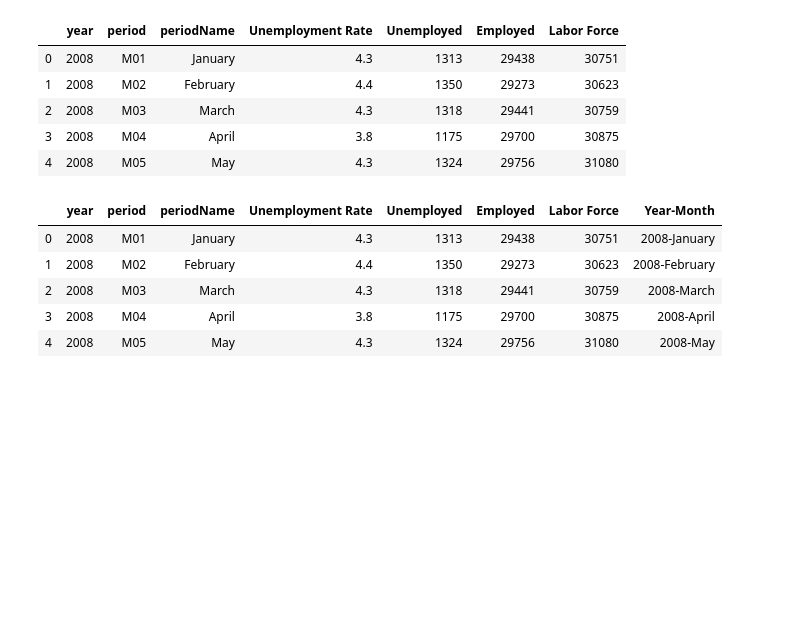
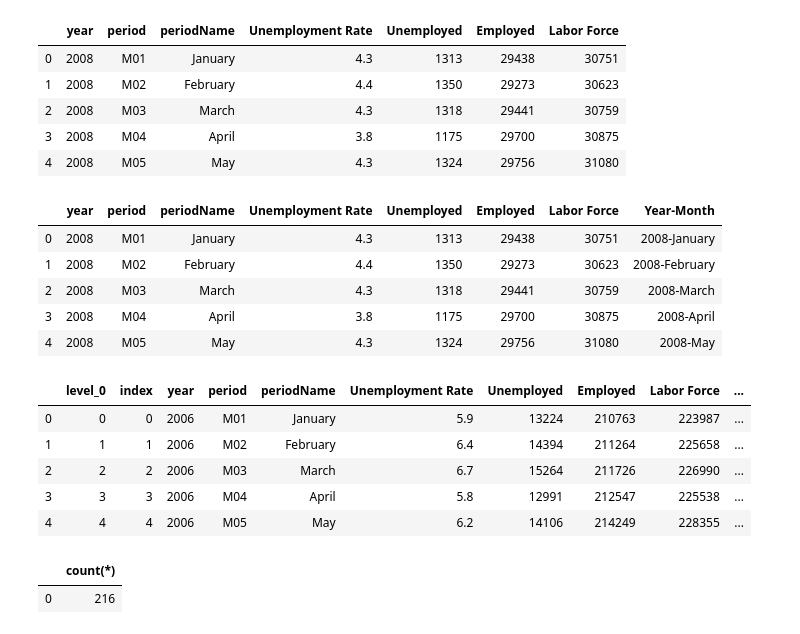
Before and after one commit to sumic59/Covid_IN_County_Jobless-Claims, a Jupyter notebook: Indiana_County_Data_Plots.ipynb, the cells around one changed output. Drawn from its saved outputs; the diff is of its cells as text; code cells hidden in the pictures; blank space fills up the shorter version.

```diff
--- a/Indiana_County_Data_Plots.ipynb
+++ b/Indiana_County_Data_Plots.ipynb
@@ -150,0 +156,23 @@ new_df_Lake.to_json("LakeData.json")
+# %%
+from sqlalchemy import create_engine
+#Create sqlite Engine
+db = create_engine('sqlite:///project2.sqlite')
+# %%
+# Move the Warrick county data to UnemploymentData Table
+new_df_Warrick.to_sql('UnemploymentData', con=db, if_exists='append')
+new_df_Warrick = pd.read_sql_query('SELECT * FROM UnemploymentData',db)
+new_df_Warrick.head()
+# %% [output]
+|  | level_0 | index | year | period | periodName | Unemployment Rate | Unemployed | Employed | Labor Force | ... |
+| 0 | 0 | 0 | 2006 | M01 | January | 5.9 | 13224 | 210763 | 223987 | ... |
+| 1 | 1 | 1 | 2006 | M02 | February | 6.4 | 14394 | 211264 | 225658 | ... |
+| 2 | 2 | 2 | 2006 | M03 | March | 6.7 | 15264 | 211726 | 226990 | ... |
+| 3 | 3 | 3 | 2006 | M04 | April | 5.8 | 12991 | 212547 | 225538 | ... |
+| 4 | 4 | 4 | 2006 | M05 | May | 6.2 | 14106 | 214249 | 228355 | ... |
+# %%
+#check the total number or rows in Unemployment Table
+new_df_Warrick_count = pd.read_sql_query('SELECT count(*) FROM UnemploymentData',db)
+new_df_Warrick_count
+# %% [output]
+|  | count(*) |
+| 0 | 216 |
```
Also changed, not shown: parts of 8 cells of this notebook.
